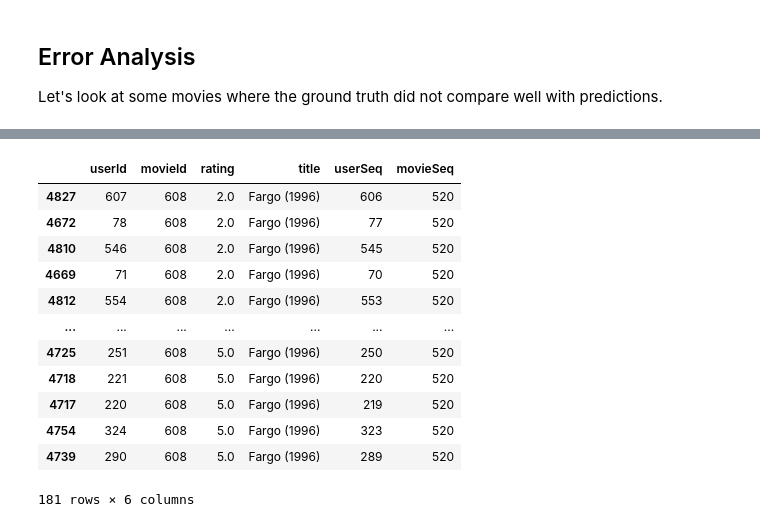
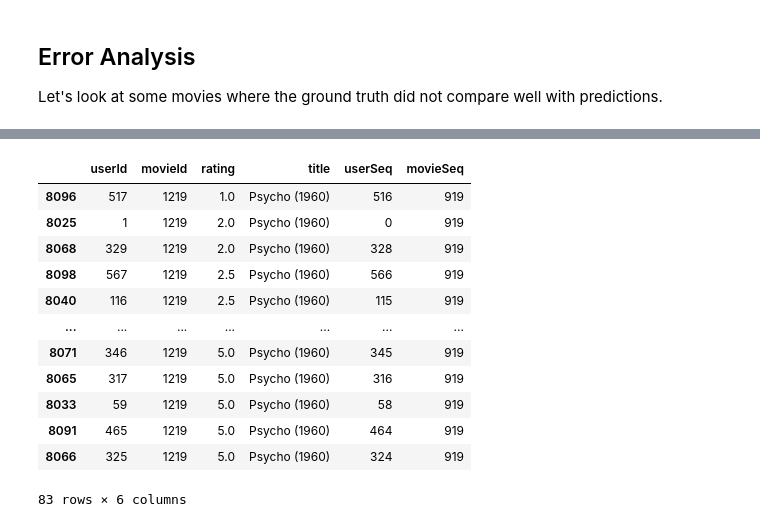
Before and after one commit to msiddalingaiah/MachineLearning, a Jupyter notebook: Recommendations/Movie_Recommendations.ipynb, the cells around one changed output, grey strips where cells are left out. Drawn from its saved outputs; the diff is of its cells as text; code cells hidden in the pictures.

```diff
--- a/Recommendations/Movie_Recommendations.ipynb
+++ b/Recommendations/Movie_Recommendations.ipynb
@@ -262,16 +259,16 @@ oneUser.sort_values(by='Error', ascending=False).head(5)
 # %%
-ratings[ratings.movieSeq == 520].sort_values(by='rating', ascending=True)
+ratings[ratings.movieSeq == 919].sort_values(by='rating', ascending=True)
 # %% [output]
 |  | userId | movieId | rating | title | userSeq | movieSeq |
-| 4827 | 607 | 608 | 2.0 | Fargo (1996) | 606 | 520 |
-| 4672 | 78 | 608 | 2.0 | Fargo (1996) | 77 | 520 |
-| 4810 | 546 | 608 | 2.0 | Fargo (1996) | 545 | 520 |
-| 4669 | 71 | 608 | 2.0 | Fargo (1996) | 70 | 520 |
-| 4812 | 554 | 608 | 2.0 | Fargo (1996) | 553 | 520 |
+| 8096 | 517 | 1219 | 1.0 | Psycho (1960) | 516 | 919 |
+| 8025 | 1 | 1219 | 2.0 | Psycho (1960) | 0 | 919 |
+| 8068 | 329 | 1219 | 2.0 | Psycho (1960) | 328 | 919 |
+| 8098 | 567 | 1219 | 2.5 | Psycho (1960) | 566 | 919 |
+| 8040 | 116 | 1219 | 2.5 | Psycho (1960) | 115 | 919 |
 | ... | ... | ... | ... | ... | ... | ... |
-| 4725 | 251 | 608 | 5.0 | Fargo (1996) | 250 | 520 |
-| 4718 | 221 | 608 | 5.0 | Fargo (1996) | 220 | 520 |
-| 4717 | 220 | 608 | 5.0 | Fargo (1996) | 219 | 520 |
-| 4754 | 324 | 608 | 5.0 | Fargo (1996) | 323 | 520 |
-| 4739 | 290 | 608 | 5.0 | Fargo (1996) | 289 | 520 |
+| 8071 | 346 | 1219 | 5.0 | Psycho (1960) | 345 | 919 |
+| 8065 | 317 | 1219 | 5.0 | Psycho (1960) | 316 | 919 |
+| 8033 | 59 | 1219 | 5.0 | Psycho (1960) | 58 | 919 |
+| 8091 | 465 | 1219 | 5.0 | Psycho (1960) | 464 | 919 |
+| 8066 | 325 | 1219 | 5.0 | Psycho (1960) | 324 | 919 |
-181 rows × 6 columns
+83 rows × 6 columns
```
Also changed, not shown: parts of 7 cells of this notebook.
